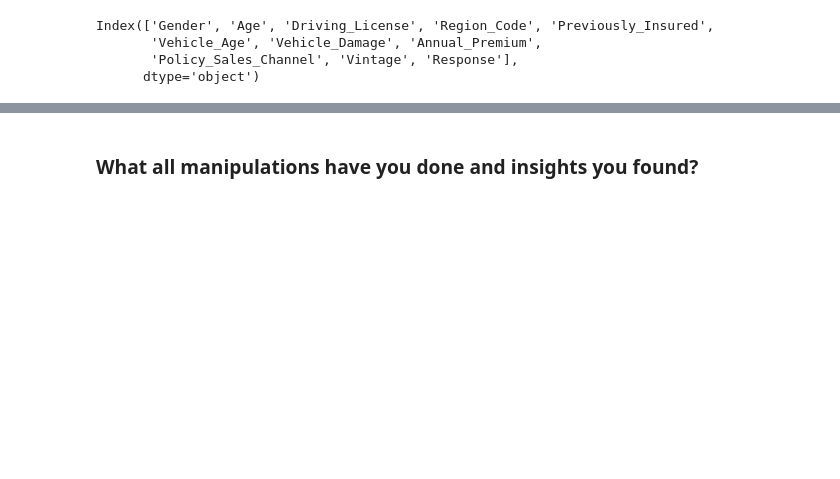
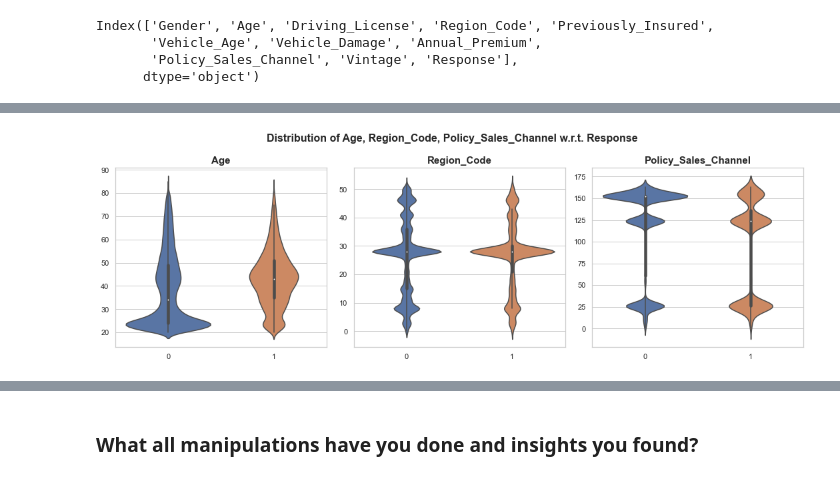
Before and after one commit to AimanSahay/ML-Project---Insurance-Cross-Sell-Prediction, a Jupyter notebook: ML Project_Insurance Cross Sell Prediction.ipynb, the cells around one changed output, grey strips where cells are left out. Cells and saved outputs as stored; diff of their text form; code cells hidden in the pictures; blank space fills up the shorter version.

```diff
--- a/ML Project_Insurance Cross Sell Prediction.ipynb
+++ b/ML Project_Insurance Cross Sell Prediction.ipynb
@@ -506,0 +496,8 @@ Let us analyze the reasons of why this 12% have agreed to take the insurance and
+# %%
+# Distribution w.r.t. Target Variable ("Response)".
+
+multiple_subplots(["Age", "Region_Code", "Policy_Sales_Channel"], 1, 3, (15,5), \
+                  "Distribution of Age, Region_Code, Policy_Sales_Channel w.r.t. Response", "violinplot", data, \
+                  target=True, target_var="Response")
+# %% [output]
+[figure, added]
```
Also changed, not shown: parts of 147 cells of this notebook.
